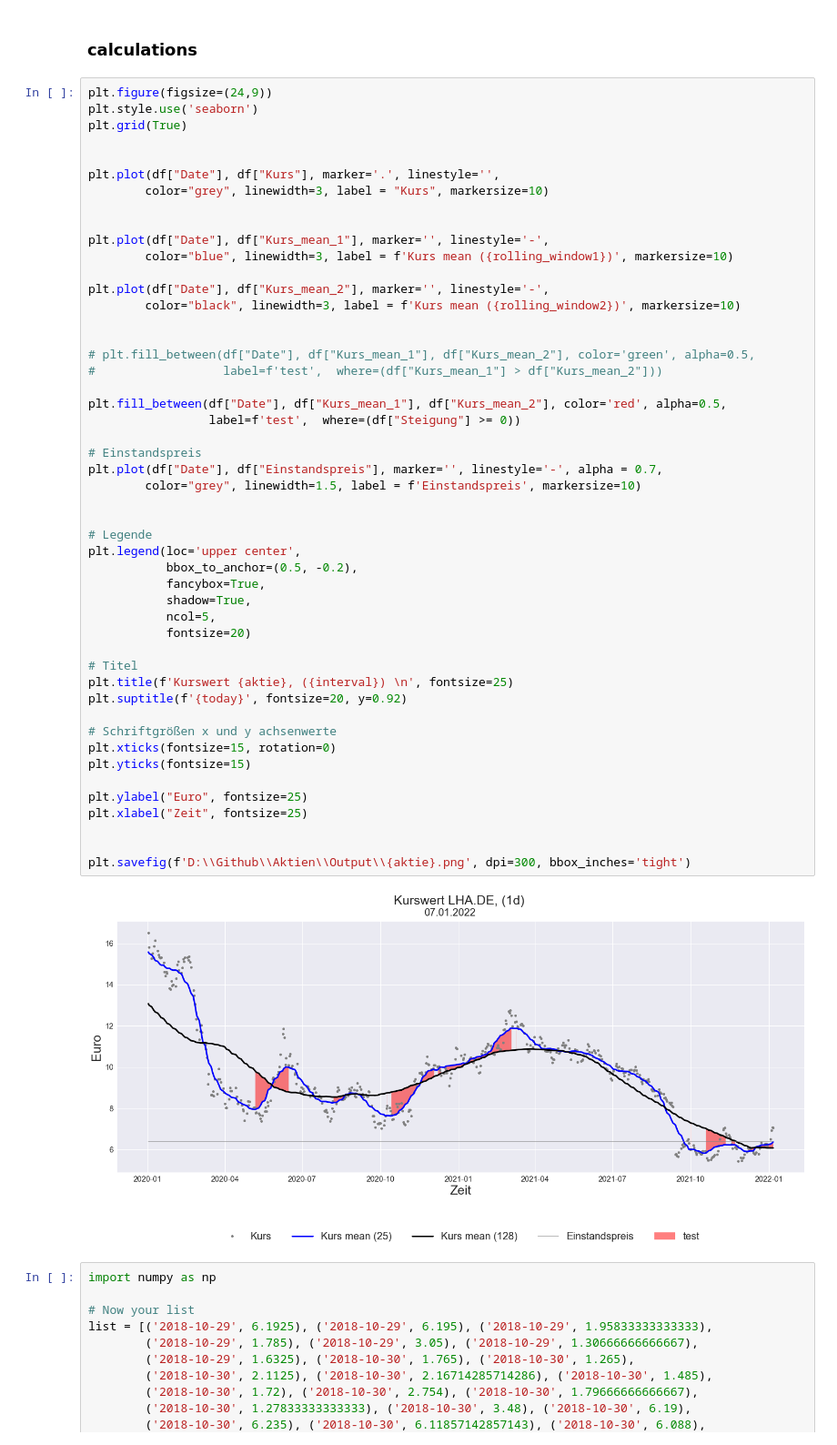
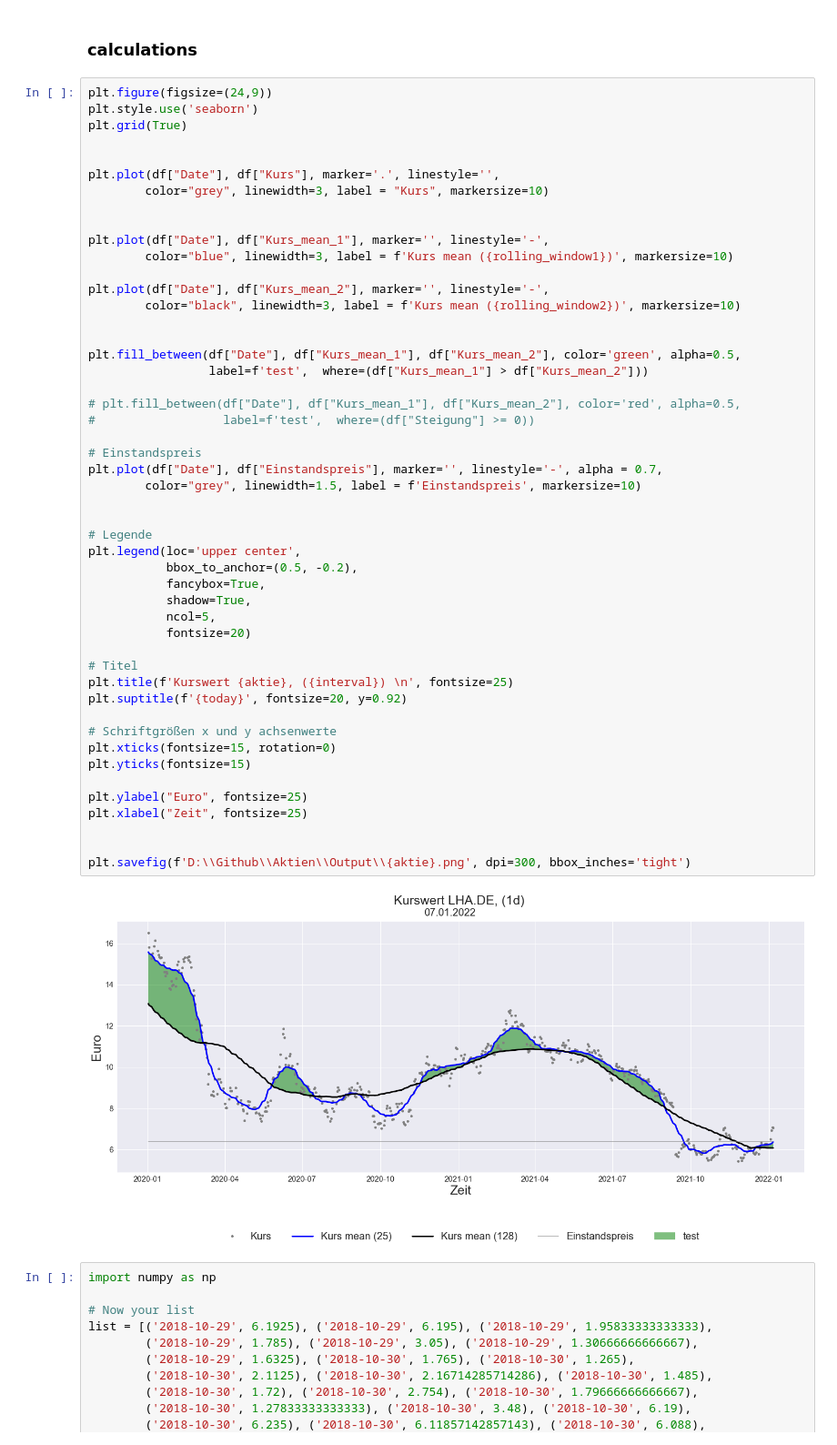
Before and after one commit to GarunWindtotem/Aktien, a Jupyter notebook: Query-Yahoo.ipynb, the cells around one changed output. Shown at 91% size. Cells and saved outputs as stored; diff of their text form.

```diff
--- a/Query-Yahoo.ipynb
+++ b/Query-Yahoo.ipynb
@@ -165,40 +165,40 @@ plt.plot(df["Date"], df["Kurs_mean_2"], marker='', linestyle='-',
         color="black", linewidth=3, label = f'Kurs mean ({rolling_window2})', markersize=10)
 
 
-# plt.fill_between(df["Date"], df["Kurs_mean_1"], df["Kurs_mean_2"], color='green', alpha=0.5,
-#                  label=f'test',  where=(df["Kurs_mean_1"] > df["Kurs_mean_2"]))
+plt.fill_between(df["Date"], df["Kurs_mean_1"], df["Kurs_mean_2"], color='green', alpha=0.5,
+                 label=f'test',  where=(df["Kurs_mean_1"] > df["Kurs_mean_2"]))
 
-plt.fill_between(df["Date"], df["Kurs_mean_1"], df["Kurs_mean_2"], color='red', alpha=0.5,
-                 label=f'test',  where=(df["Steigung"] >= 0))
+# plt.fill_between(df["Date"], df["Kurs_mean_1"], df["Kurs_mean_2"], color='red', alpha=0.5,
+#                  label=f'test',  where=(df["Steigung"] >= 0))
 
 # Einstandspreis
 plt.plot(df["Date"], df["Einstandspreis"], marker='', linestyle='-', alpha = 0.7,
         color="grey", linewidth=1.5, label = f'Einstandspreis', markersize=10)
 
 
 # Legende
 plt.legend(loc='upper center',
            bbox_to_anchor=(0.5, -0.2),
            fancybox=True,
            shadow=True,
            ncol=5,
            fontsize=20)
 
 # Titel
 plt.title(f'Kurswert {aktie}, ({interval}) \n', fontsize=25)
 plt.suptitle(f'{today}', fontsize=20, y=0.92)
 
 # Schriftgrößen x und y achsenwerte
 plt.xticks(fontsize=15, rotation=0)
 plt.yticks(fontsize=15)
 
 plt.ylabel("Euro", fontsize=25)
 plt.xlabel("Zeit", fontsize=25)
 
 
 plt.savefig(f'D:\\Github\\Aktien\\Output\\{aktie}.png', dpi=300, bbox_inches='tight')
 # %% [output]
-[figure, old version]
+[figure, new version]
 # %%
 import numpy as np
 
```
Also changed, not shown: 1 other file.
